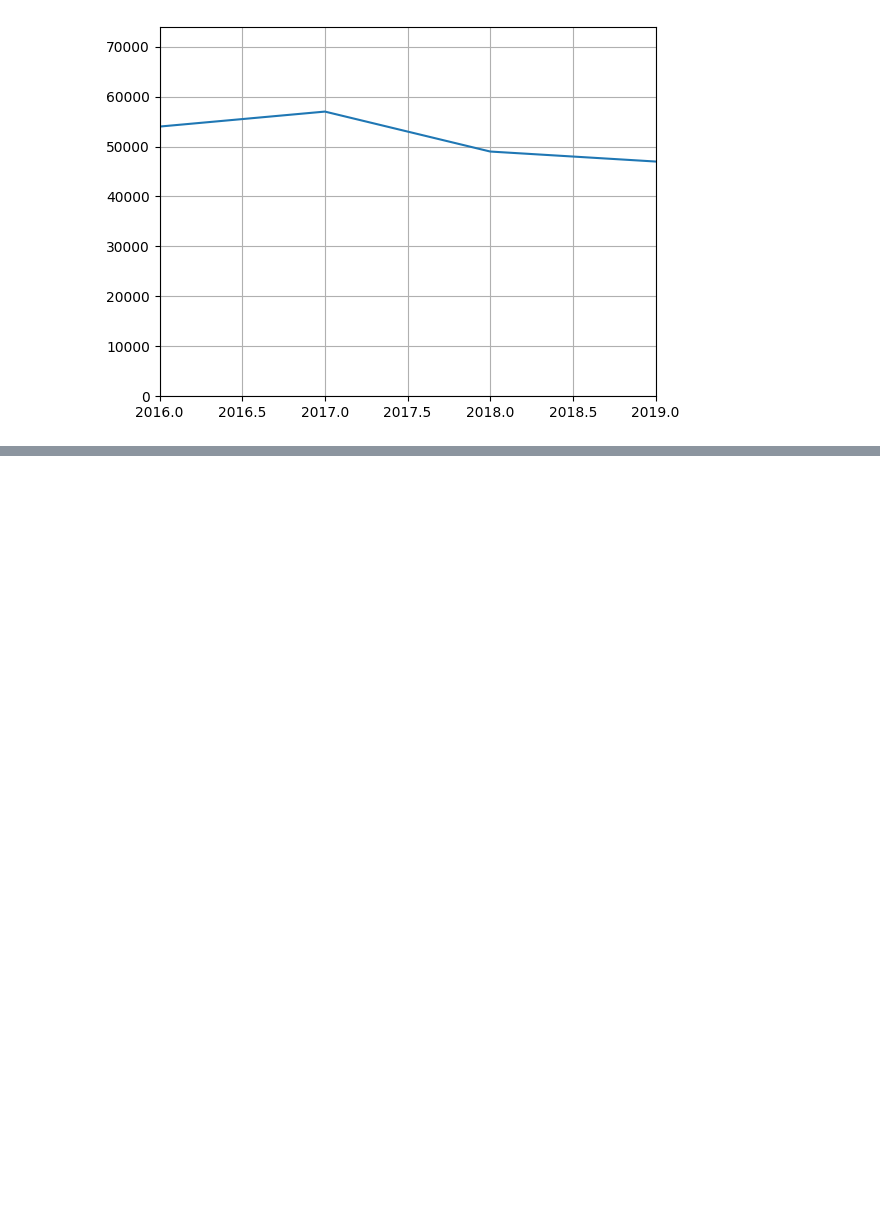
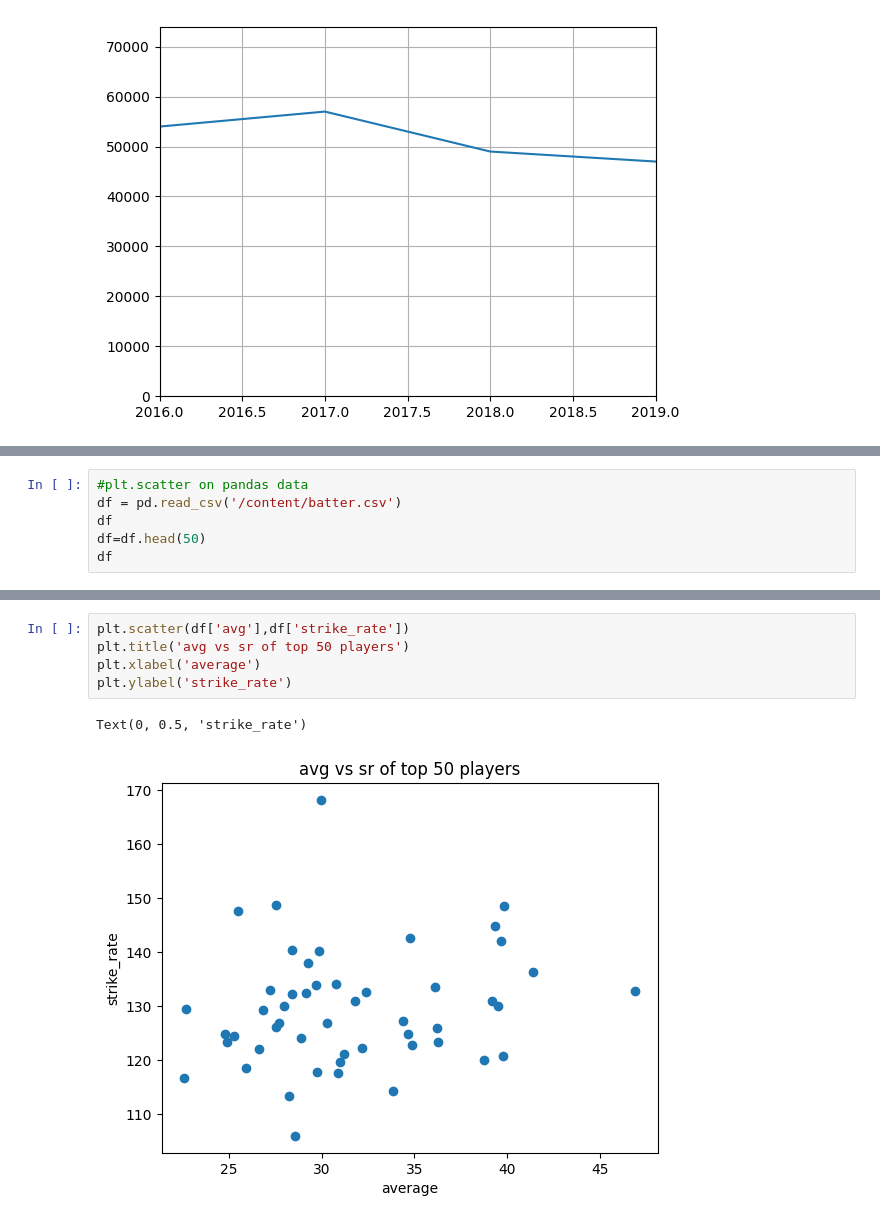
Before and after one commit to Vivek-Joshi17/Data_Visualization, a Jupyter notebook: Data_Visualize.ipynb, the cells around one changed output, grey strips where cells are left out. Saved outputs shown, nothing was run; the diff lists cells and outputs as text; blank space fills up the shorter version.

```diff
--- a/Data_Visualize.ipynb
+++ b/Data_Visualize.ipynb
@@ -179,0 +201,6 @@ plt.show()
+# %%
+#plt.scatter on pandas data
+df = pd.read_csv('/content/batter.csv')
+df
+df=df.head(50)
+df
@@ -179,0 +225,8 @@ plt.show()
+# %%
+plt.scatter(df['avg'],df['strike_rate'])
+plt.title('avg vs sr of top 50 players')
+plt.xlabel('average')
+plt.ylabel('strike_rate')
+# %% [output]
+Text(0, 0.5, 'strike_rate')
+[figure, added]
```
Also changed, not shown: parts of 13 cells of this notebook.
